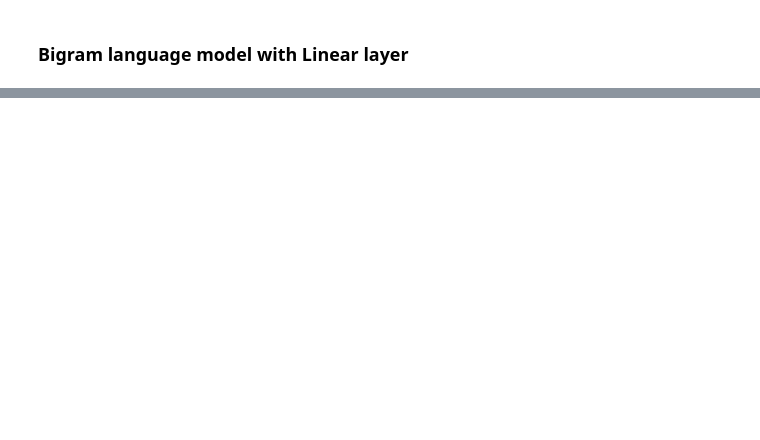
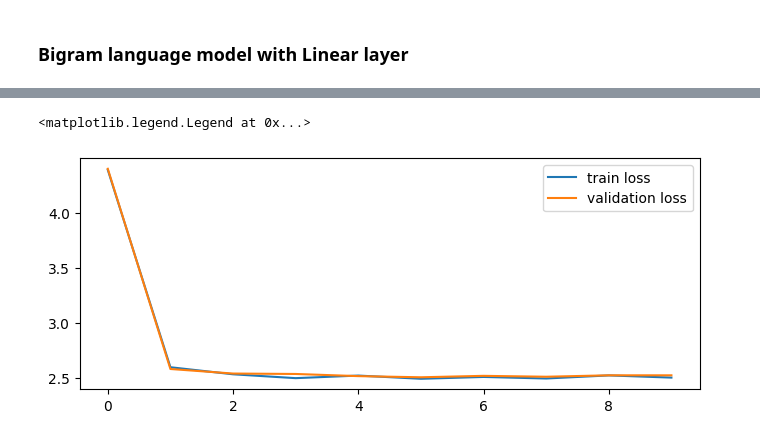
Before and after one commit to ReemBer/gpt-demo, a Jupyter notebook: GPT-tutorial.ipynb, the cells around one changed output, grey strips where cells are left out. Saved outputs shown, nothing was run; the diff lists cells and outputs as text; code cells hidden in the pictures; blank space fills up the shorter version.

Commit message:
Implement BigramModel with positional embeddings

```diff
--- a/GPT-tutorial.ipynb
+++ b/GPT-tutorial.ipynb
@@ -516,0 +534,30 @@ Maru
+# %%
+class PositionalBigramLanguageModel(BigramLanguageModel):
+    def __init__(self, block_size, vocab_size, embedding_dims):
+        super().__init__(vocab_size, embedding_dims)
+        self.block_size = block_size
+        self.position_embedding_table = nn.Embedding(block_size, embedding_dims)
+        self.lm_head = nn.Linear(embedding_dims, vocab_size)
+
+    def forward(self, idx):
+        N, T = idx.shape
+        token_embeddings = super().forward(idx)
+        position_embedds = self.position_embedding_table(torch.arange(T, device=device))
+        mixed_embedds = token_embeddings + position_embedds
+        return self.lm_head(mixed_embedds)
+
+    def generate(self, initial_context, max_new_tokens):
+        for _ in range(max_new_tokens):
+            logits = self(initial_context[:, -self.block_size:])
+            last_time_step_logits = logits[:,-1,:]
+            probs = F.softmax(last_time_step_logits, dim=1)
+            context_next = torch.multinomial(probs, num_samples=1)
+            initial_context = torch.cat((initial_context, context_next), dim=1)
+        return initial_context
+
+
+positionalModel = PositionalBigramLanguageModel(block_size, vocab_size, embedding_dims).to(device)
+logits = positionalModel.forward(xb)
+loss = positionalModel.compute_loss(logits, yb)
+print(loss.item())
+print(positionalModel.generate_string(initial_context, max_new_tokens=100))
@@ -516,0 +568,10 @@ Maru
+# %%
+optimizer = optim.AdamW(positionalModel.parameters(), lr=1e-2, weight_decay=1e-5)
+loss_history = train(
+    model = positionalModel,
+    iterations = 2000,
+    batch_size = 32,
+    optimizer = optimizer,
+    lr_scheduler= optim.lr_scheduler.ReduceLROnPlateau(optimizer, patience=3),
+    loss_estimator = LossEstimator(eval_step=200)
+)
@@ -516,0 +589,8 @@ Maru
+# %%
+fig, ax_l = plt.subplots(1, 1, figsize=(8,3))
+ax_l.plot(np.array(loss_history["train"]).flatten(), label = 'train loss')
+ax_l.plot(np.array(loss_history["val"]).flatten(), label = 'validation loss')
+ax_l.legend()
+# %% [output]
+<matplotlib.legend.Legend at 0x...>
+[figure, added]
```
Also changed, not shown: parts of 25 cells of this notebook.
